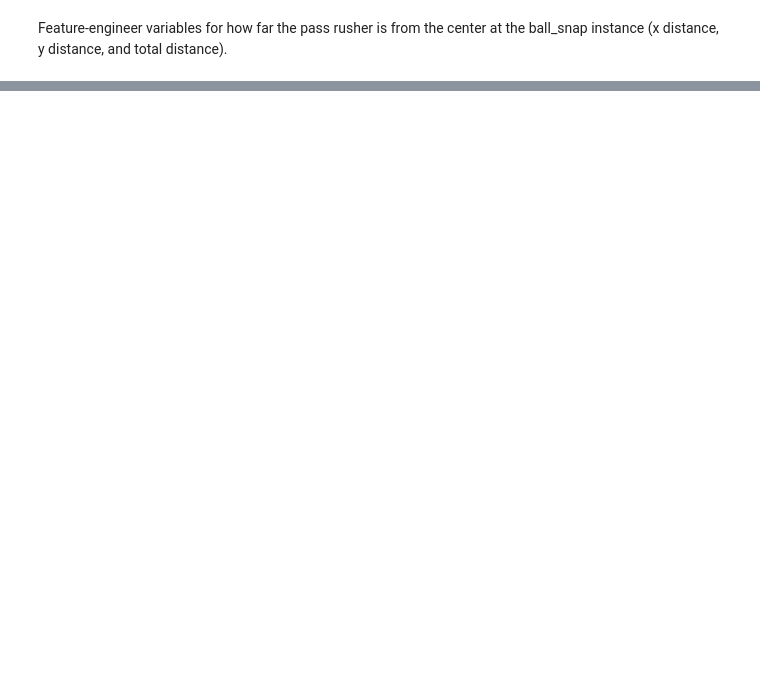
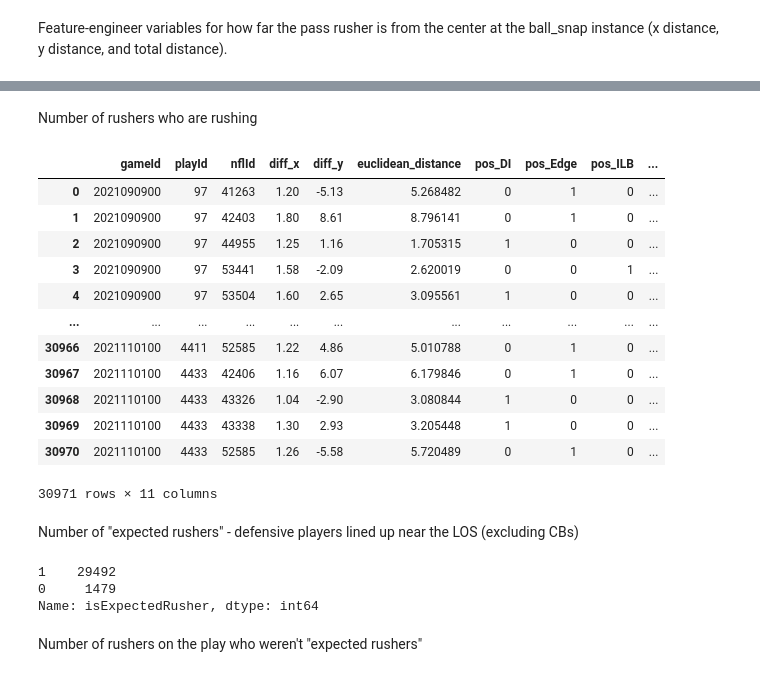
Before and after one commit to mouchatt6/BSA-Football-2026-Gravity-Metrics, a Jupyter notebook: Data Cleaning + Engineering/scripts/expected_attention.ipynb, the cells around one changed output, grey strips where cells are left out. Drawn from its saved outputs; the diff is of its cells as text; code cells hidden in the pictures; blank space fills up the shorter version.

Commit message:
added many features to the expected attention model

```diff
--- a/Data Cleaning + Engineering/scripts/expected_attention.ipynb
+++ b/Data Cleaning + Engineering/scripts/expected_attention.ipynb
@@ -131,0 +188,61 @@ R^2 Score: 0.2990114739504528
+# %%
+# group "DT", "NT", and "End" as "DI". group "End Outside" and "OLB" as "Edge". group "LB" and "Secondary" as "Other"
+
+# create function
+def group_positions_final(position):
+    if position in ['DT', 'NT', 'End']:
+        return 'DI'
+    elif position in ['End Outside', 'OLB']:
+        return 'Edge'
+    elif position in ['LB', 'Secondary']:
+        return 'Other'
+    else:
+        return position
+
+temp['grouped_position'] = temp['grouped_position'].apply(group_positions_final)
+
+# do one-hot encoding on temp['grouped_position'] column and merge it back to the training_dataset on gameId, playId, and nflId.
+
+one_hot = pd.get_dummies(temp['grouped_position'], prefix='pos')
+temp = pd.concat([temp[['gameId', 'playId', 'nflId']], one_hot], axis=1)
+training_dataset = training_dataset.merge(
+    temp,
+    on=['gameId', 'playId', 'nflId'],
+    how='left',
+    validate='one_to_one',
+)
+# %% [markdown]
+Number of rushers who are rushing
+# %%
+# Count pass rushers by play. playId can repeat across games, so group by both gameId and playId.
+num_blitzing_rushers_by_play = (
+    each_pass_rusher[['gameId', 'playId', 'nflId']]
+    .drop_duplicates()
+    .groupby(['gameId', 'playId'], as_index=False)
+    .agg(num_blitzing_rushers=('nflId', 'count'))
+)
+
+training_dataset = training_dataset.merge(
+    num_blitzing_rushers_by_play,
+    on=['gameId', 'playId'],
+    how='left',
+    validate='many_to_one',
+)
+
+training_dataset
+# %% [output]
+|  | gameId | playId | nflId | diff_x | diff_y | euclidean_distance | pos_DI | pos_Edge | pos_ILB | ... |
+| 0 | 2021090900 | 97 | 41263 | 1.20 | -5.13 | 5.268482 | 0 | 1 | 0 | ... |
+| 1 | 2021090900 | 97 | 42403 | 1.80 | 8.61 | 8.796141 | 0 | 1 | 0 | ... |
+| 2 | 2021090900 | 97 | 44955 | 1.25 | 1.16 | 1.705315 | 1 | 0 | 0 | ... |
+| 3 | 2021090900 | 97 | 53441 | 1.58 | -2.09 | 2.620019 | 0 | 0 | 1 | ... |
+| 4 | 2021090900 | 97 | 53504 | 1.60 | 2.65 | 3.095561 | 1 | 0 | 0 | ... |
+| ... | ... | ... | ... | ... | ... | ... | ... | ... | ... | ... |
+| 30966 | 2021110100 | 4411 | 52585 | 1.22 | 4.86 | 5.010788 | 0 | 1 | 0 | ... |
+| 30967 | 2021110100 | 4433 | 42406 | 1.16 | 6.07 | 6.179846 | 0 | 1 | 0 | ... |
+| 30968 | 2021110100 | 4433 | 43326 | 1.04 | -2.90 | 3.080844 | 1 | 0 | 0 | ... |
+| 30969 | 2021110100 | 4433 | 43338 | 1.30 | 2.93 | 3.205448 | 1 | 0 | 0 | ... |
+| 30970 | 2021110100 | 4433 | 52585 | 1.26 | -5.58 | 5.720489 | 0 | 1 | 0 | ... |
+30971 rows × 11 columns
+# %% [markdown]
+Number of "expected rushers" - defensive players lined up near the LOS (excluding CBs)
@@ -131,0 +310,8 @@ R^2 Score: 0.2990114739504528
+# %%
+training_dataset['isExpectedRusher'].value_counts()
+# %% [output]
+1    29492
+0     1479
+Name: isExpectedRusher, dtype: int64
+# %% [markdown]
+Number of rushers on the play who weren't "expected rushers"
```
Also changed, not shown: parts of 33 cells of this notebook, 1 other file.
